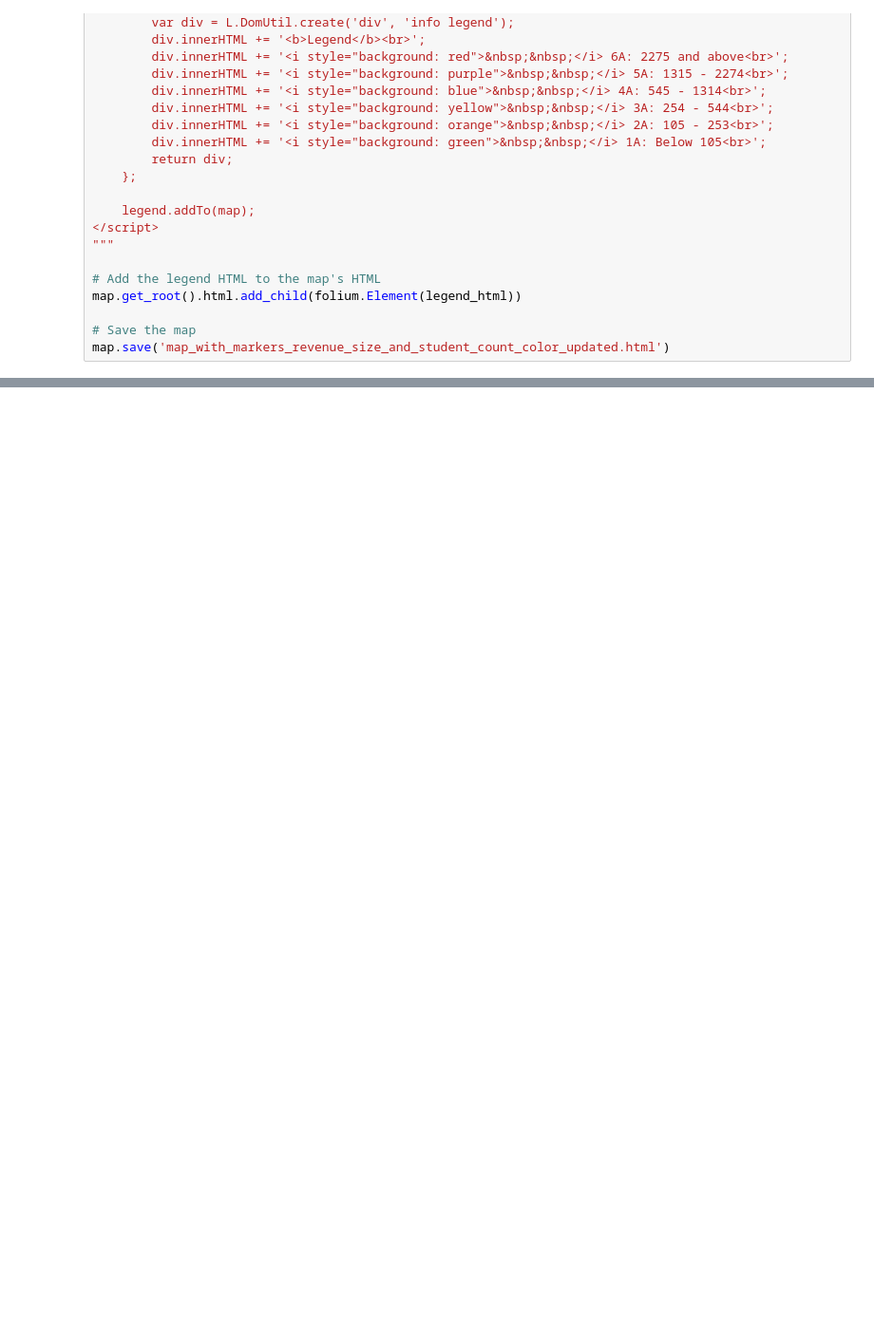
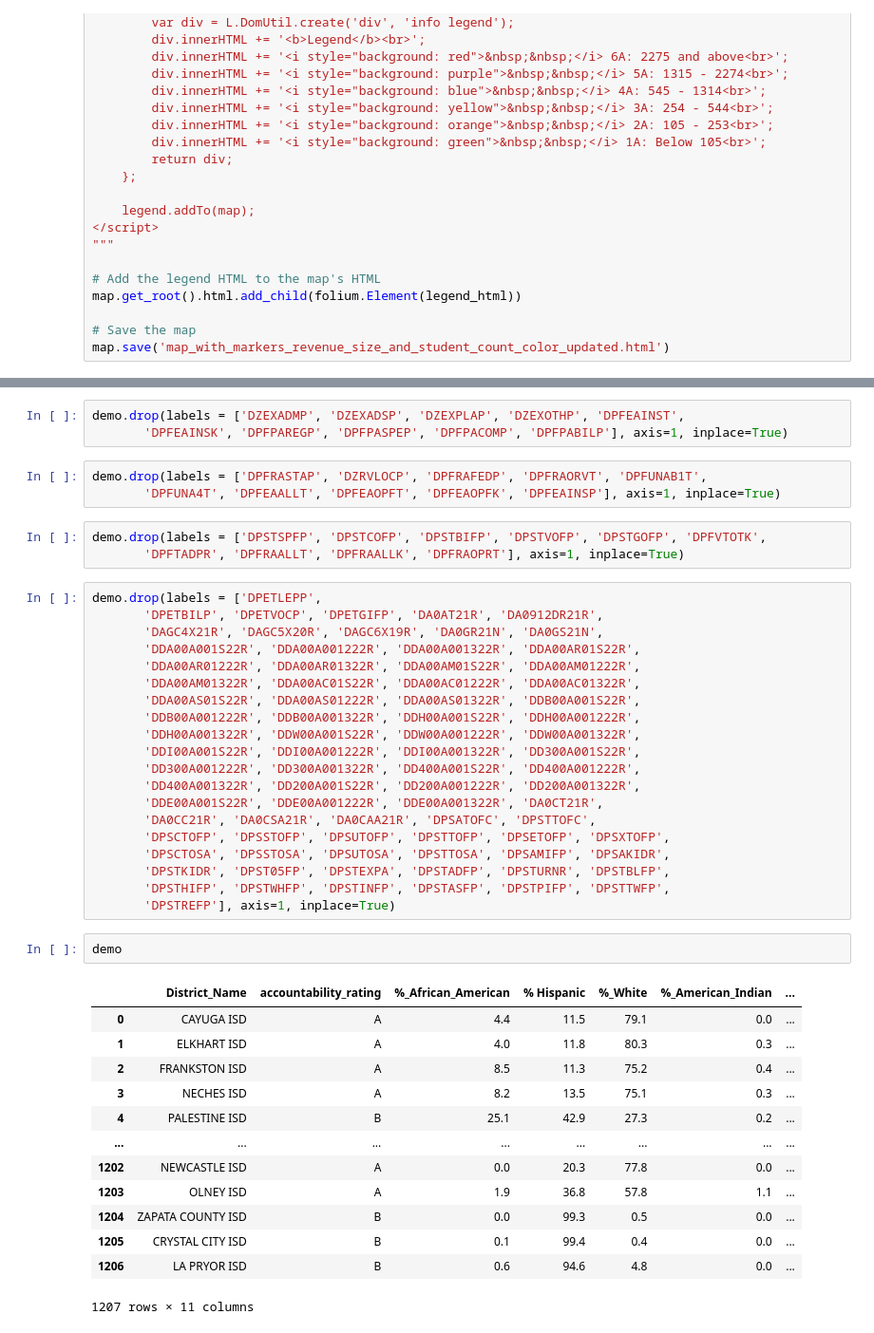
Before and after one commit to mariahmclelan/TexasISDs_Geolocations, a Jupyter notebook: project notebook3.ipynb, the cells around one changed output, grey strips where cells are left out. Shown at 95% size. Drawn from its saved outputs; the diff is of its cells as text; blank space fills up the shorter version.

```diff
--- a/project notebook3.ipynb
+++ b/project notebook3.ipynb
@@ -304,0 +306,45 @@ map.save('map_with_markers_revenue_size_and_student_count_color_updated.html')
+# %%
+demo.drop(labels = ['DZEXADMP', 'DZEXADSP', 'DZEXPLAP', 'DZEXOTHP', 'DPFEAINST',
+       'DPFEAINSK', 'DPFPAREGP', 'DPFPASPEP', 'DPFPACOMP', 'DPFPABILP'], axis=1, inplace=True)
+# %%
+demo.drop(labels = ['DPFRASTAP', 'DZRVLOCP', 'DPFRAFEDP', 'DPFRAORVT', 'DPFUNAB1T',
+       'DPFUNA4T', 'DPFEAALLT', 'DPFEAOPFT', 'DPFEAOPFK', 'DPFEAINSP'], axis=1, inplace=True)
+# %%
+demo.drop(labels = ['DPSTSPFP', 'DPSTCOFP', 'DPSTBIFP', 'DPSTVOFP', 'DPSTGOFP', 'DPFVTOTK',
+       'DPFTADPR', 'DPFRAALLT', 'DPFRAALLK', 'DPFRAOPRT'], axis=1, inplace=True)
+# %%
+demo.drop(labels = ['DPETLEPP',
+       'DPETBILP', 'DPETVOCP', 'DPETGIFP', 'DA0AT21R', 'DA0912DR21R',
+       'DAGC4X21R', 'DAGC5X20R', 'DAGC6X19R', 'DA0GR21N', 'DA0GS21N',
+       'DDA00A001S22R', 'DDA00A001222R', 'DDA00A001322R', 'DDA00AR01S22R',
+       'DDA00AR01222R', 'DDA00AR01322R', 'DDA00AM01S22R', 'DDA00AM01222R',
+       'DDA00AM01322R', 'DDA00AC01S22R', 'DDA00AC01222R', 'DDA00AC01322R',
+       'DDA00AS01S22R', 'DDA00AS01222R', 'DDA00AS01322R', 'DDB00A001S22R',
+       'DDB00A001222R', 'DDB00A001322R', 'DDH00A001S22R', 'DDH00A001222R',
+       'DDH00A001322R', 'DDW00A001S22R', 'DDW00A001222R', 'DDW00A001322R',
+       'DDI00A001S22R', 'DDI00A001222R', 'DDI00A001322R', 'DD300A001S22R',
+       'DD300A001222R', 'DD300A001322R', 'DD400A001S22R', 'DD400A001222R',
+       'DD400A001322R', 'DD200A001S22R', 'DD200A001222R', 'DD200A001322R',
+       'DDE00A001S22R', 'DDE00A001222R', 'DDE00A001322R', 'DA0CT21R',
+       'DA0CC21R', 'DA0CSA21R', 'DA0CAA21R', 'DPSATOFC', 'DPSTTOFC',
+       'DPSCTOFP', 'DPSSTOFP', 'DPSUTOFP', 'DPSTTOFP', 'DPSETOFP', 'DPSXTOFP',
+       'DPSCTOSA', 'DPSSTOSA', 'DPSUTOSA', 'DPSTTOSA', 'DPSAMIFP', 'DPSAKIDR',
+       'DPSTKIDR', 'DPST05FP', 'DPSTEXPA', 'DPSTADFP', 'DPSTURNR', 'DPSTBLFP',
+       'DPSTHIFP', 'DPSTWHFP', 'DPSTINFP', 'DPSTASFP', 'DPSTPIFP', 'DPSTTWFP',
+       'DPSTREFP'], axis=1, inplace=True)
+# %%
+demo
+# %% [output]
+|  | District_Name | accountability_rating | %_African_American | % Hispanic | %_White | %_American_Indian | ... |
+| 0 | CAYUGA ISD | A | 4.4 | 11.5 | 79.1 | 0.0 | ... |
+| 1 | ELKHART ISD | A | 4.0 | 11.8 | 80.3 | 0.3 | ... |
+| 2 | FRANKSTON ISD | A | 8.5 | 11.3 | 75.2 | 0.4 | ... |
+| 3 | NECHES ISD | A | 8.2 | 13.5 | 75.1 | 0.3 | ... |
+| 4 | PALESTINE ISD | B | 25.1 | 42.9 | 27.3 | 0.2 | ... |
+| ... | ... | ... | ... | ... | ... | ... | ... |
+| 1202 | NEWCASTLE ISD | A | 0.0 | 20.3 | 77.8 | 0.0 | ... |
+| 1203 | OLNEY ISD | A | 1.9 | 36.8 | 57.8 | 1.1 | ... |
+| 1204 | ZAPATA COUNTY ISD | B | 0.0 | 99.3 | 0.5 | 0.0 | ... |
+| 1205 | CRYSTAL CITY ISD | B | 0.1 | 99.4 | 0.4 | 0.0 | ... |
+| 1206 | LA PRYOR ISD | B | 0.6 | 94.6 | 4.8 | 0.0 | ... |
+1207 rows × 11 columns
```
Also changed, not shown: parts of 11 cells of this notebook, 1 other file.
